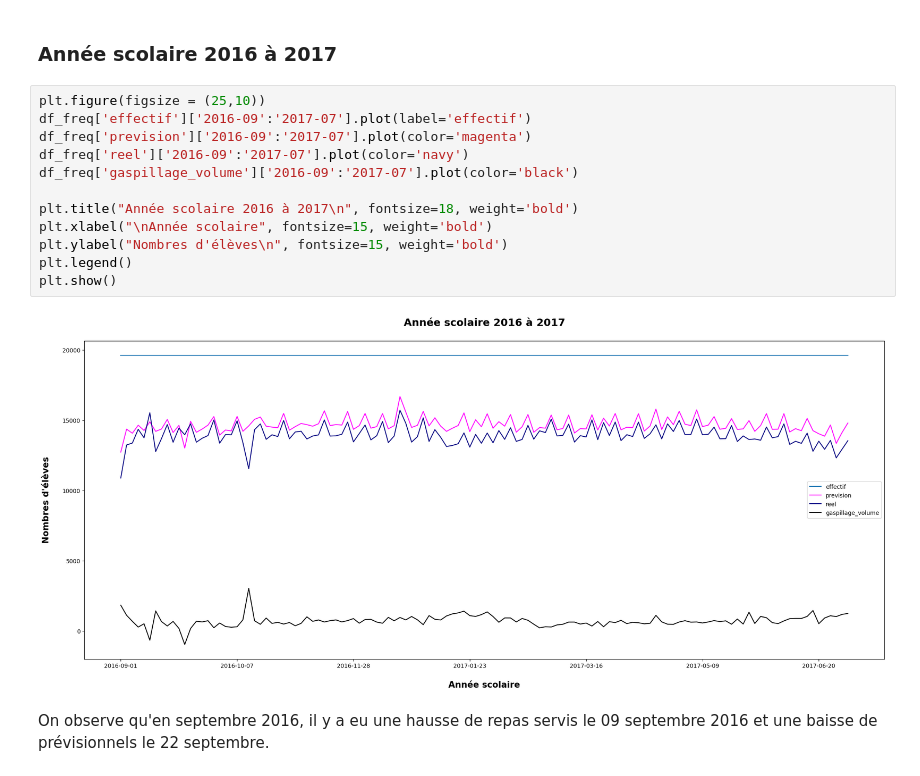
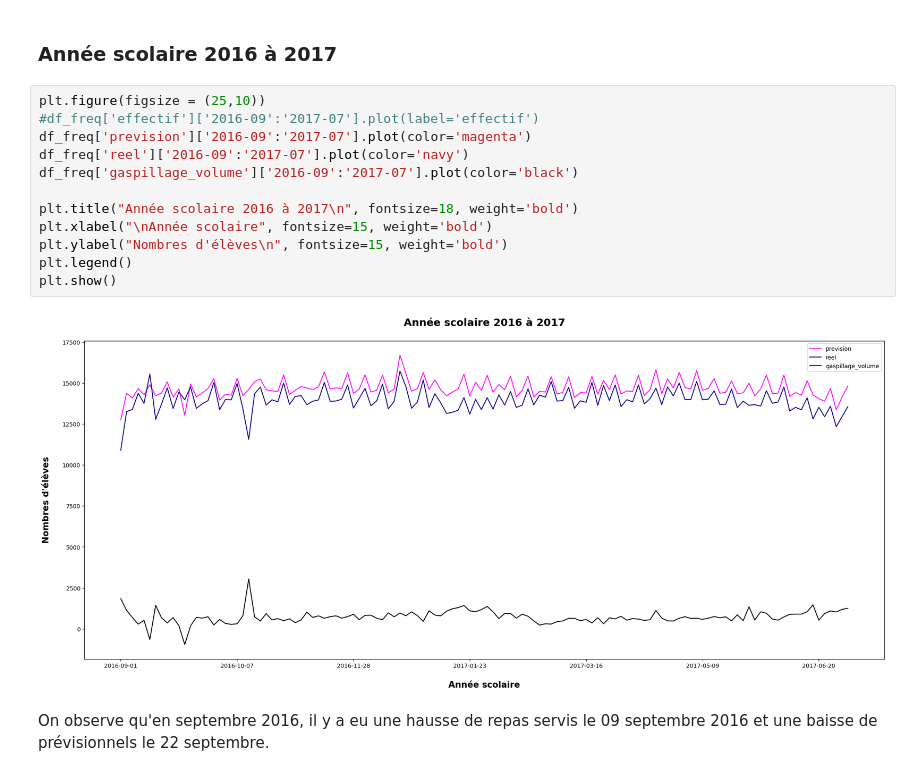
Before and after one commit to Nujadn/prev_cantine, a Jupyter notebook: notebooks/EDA_.ipynb, the cells around one changed output. Drawn from its saved outputs; the diff is of its cells as text.

```diff
--- a/notebooks/EDA_.ipynb
+++ b/notebooks/EDA_.ipynb
@@ -421,18 +432,18 @@ On observe qu'il y a eu des erreurs de prévisionels en septembre et en octobre.
 ### Année scolaire 2016 à 2017
 # %%
 plt.figure(figsize = (25,10))
-df_freq['effectif']['2016-09':'2017-07'].plot(label='effectif')
+#df_freq['effectif']['2016-09':'2017-07'].plot(label='effectif')
 df_freq['prevision']['2016-09':'2017-07'].plot(color='magenta')
 df_freq['reel']['2016-09':'2017-07'].plot(color='navy')
 df_freq['gaspillage_volume']['2016-09':'2017-07'].plot(color='black')
 
 plt.title("Année scolaire 2016 à 2017\n", fontsize=18, weight='bold')
 plt.xlabel("\nAnnée scolaire", fontsize=15, weight='bold')
 plt.ylabel("Nombres d'élèves\n", fontsize=15, weight='bold')
 plt.legend()
 plt.show()
 # %% [output]
-[figure, old version]
+[figure, new version]
 # %% [markdown]
 On observe qu'en septembre 2016, il y a eu une hausse de repas servis le 09 septembre 2016 et une baisse de prévisionnels le 22 septembre.
 # %% [markdown]
```
Also changed, not shown: parts of 9 cells of this notebook, 5 other files.
